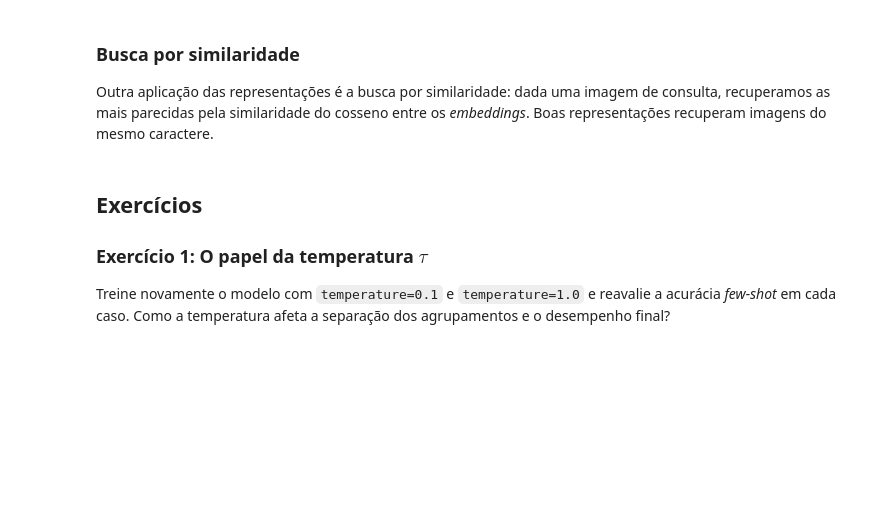
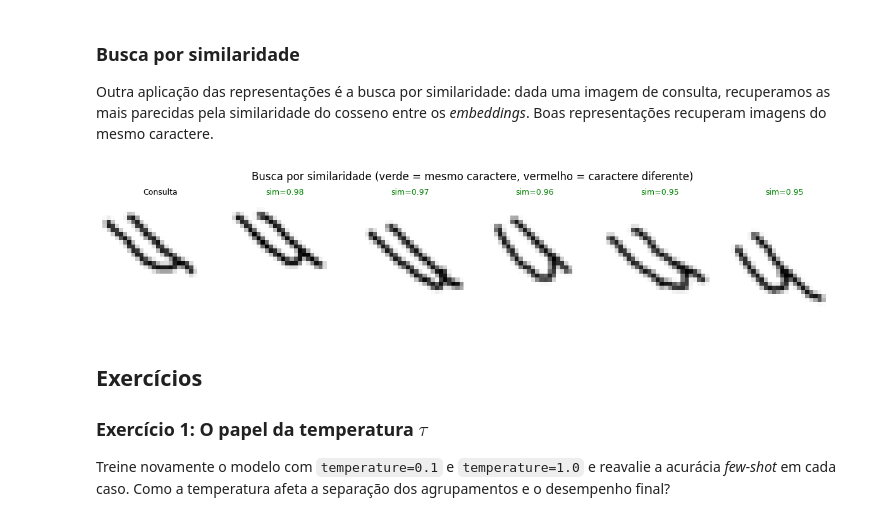
Before and after one commit to silvaan/deep-learning, a Jupyter notebook: 20 - Contrastive Learning.ipynb, the cells around one changed output. Saved outputs shown, nothing was run; the diff lists cells and outputs as text; code cells hidden in the pictures; blank space fills up the shorter version.

Commit message:
contrastive learning

```diff
--- a/20 - Contrastive Learning.ipynb
+++ b/20 - Contrastive Learning.ipynb
@@ -115,7 +125,7 @@ basic_transform = transforms.Compose([
     transforms.ToTensor(),
 ])
 # %%
-class ContrastiveOmniglot(Dataset):
+class ContrastiveOmniglotDataset(Dataset):
     """Para cada imagem, retorna DUAS visoes aumentadas (par positivo) e o rotulo.
 
     O rotulo NAO e usado no treino contrastivo (que e auto-supervisionado);
@@ -134,5 +144,5 @@ class ContrastiveOmniglot(Dataset):
         view2 = self.transform(img)            # segunda visao aumentada (independente)
         return view1, view2, label
 
-contrastive_dataset = ContrastiveOmniglot(omniglot_background, augment)
+contrastive_dataset = ContrastiveOmniglotDataset(omniglot_background, augment)
 print(f"Tamanho do dataset contrastivo: {len(contrastive_dataset)}")
@@ -463,38 +509,40 @@ plt.show()
 Outra aplicação das representações é a busca por similaridade: dada uma imagem de consulta, recuperamos as mais parecidas pela similaridade do cosseno entre os *embeddings*. Boas representações recuperam imagens do mesmo caractere.
 # %%
 # Banco de imagens (galeria): 12 imagens de cada uma de 10 classes ineditas
-rng = random.Random(3)
+rng = random.Random(5)
 gallery_classes = rng.sample(list(class_to_indices.keys()), 10)
 gallery_imgs, gallery_labels = [], []
 for cls in gallery_classes:
     for i in class_to_indices[cls][:12]:
         gallery_imgs.append(omniglot_eval[i][0])
         gallery_labels.append(cls)
 gallery_imgs = torch.stack(gallery_imgs)
 gallery_labels = torch.tensor(gallery_labels)
 gallery_emb = extract_embeddings(model.encoder, gallery_imgs)
 
 # Escolhemos uma imagem de consulta e buscamos as mais parecidas na galeria,
 # EXCLUINDO a propria consulta dos resultados.
 query_idx = 0
 sims = (gallery_emb[query_idx:query_idx + 1] @ gallery_emb.T).squeeze(0)
 sims[query_idx] = float('-inf')               # remove a propria consulta do ranking
 top5 = sims.argsort(descending=True)[:5]
 
 fig, axes = plt.subplots(1, 6, figsize=(12, 2.5))
 # Primeiro painel: a imagem de consulta
 axes[0].imshow(gallery_imgs[query_idx].squeeze(), cmap='gray')
 axes[0].set_title("Consulta", fontsize=9)
 axes[0].axis('off')
 # Demais paineis: os 5 vizinhos mais proximos
 for ax, idx in zip(axes[1:], top5.tolist()):
     ax.imshow(gallery_imgs[idx].squeeze(), cmap='gray')
     acerto = gallery_labels[idx] == gallery_labels[query_idx]
     ax.set_title(f"sim={sims[idx]:.2f}", fontsize=9, color=('green' if acerto else 'red'))
     ax.axis('off')
 plt.suptitle("Busca por similaridade (verde = mesmo caractere, vermelho = caractere diferente)")
 plt.tight_layout()
 plt.show()
+# %% [output]
+[figure, added]
 # %% [markdown]
 ## Exercícios
 
```
Also changed, not shown: parts of 15 cells of this notebook.
